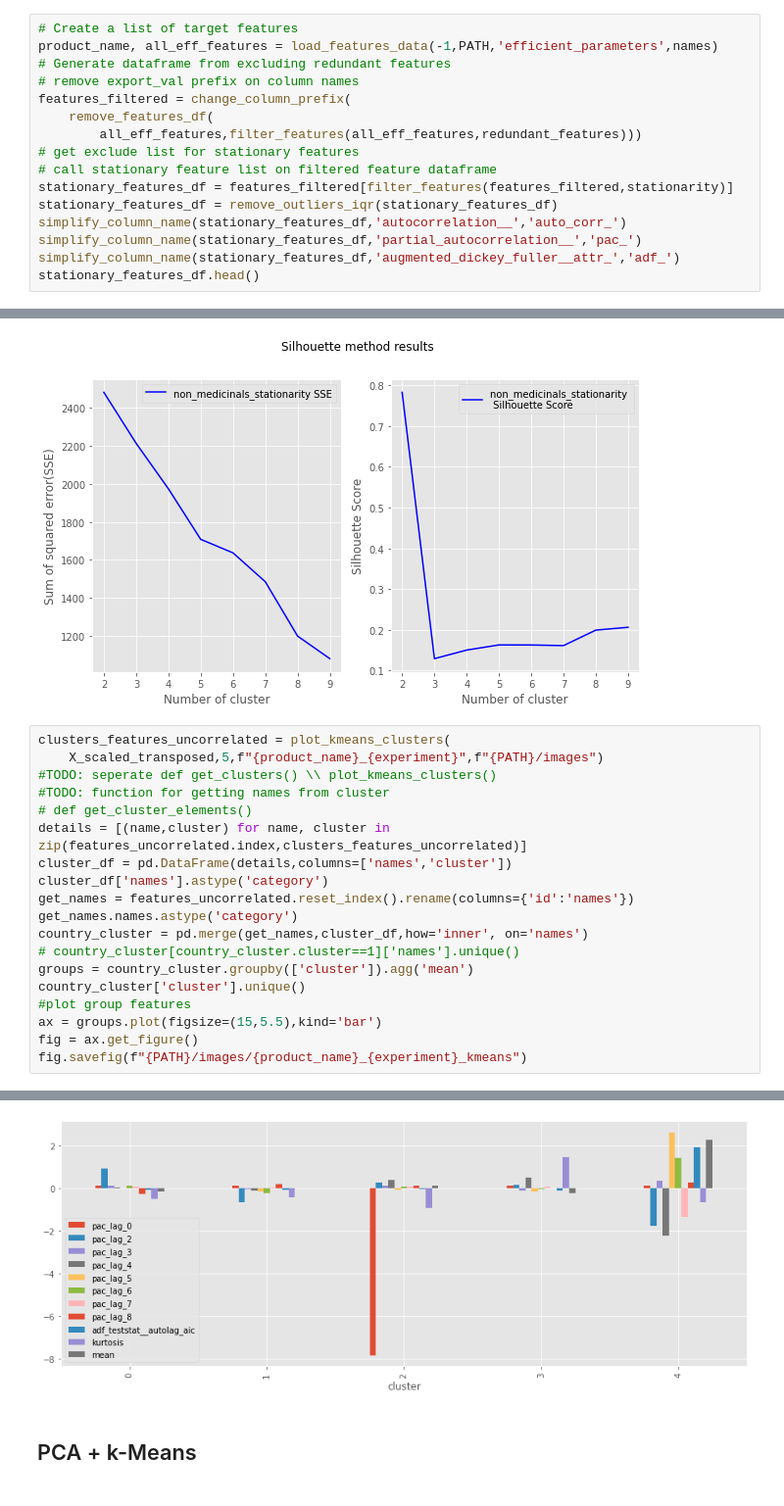
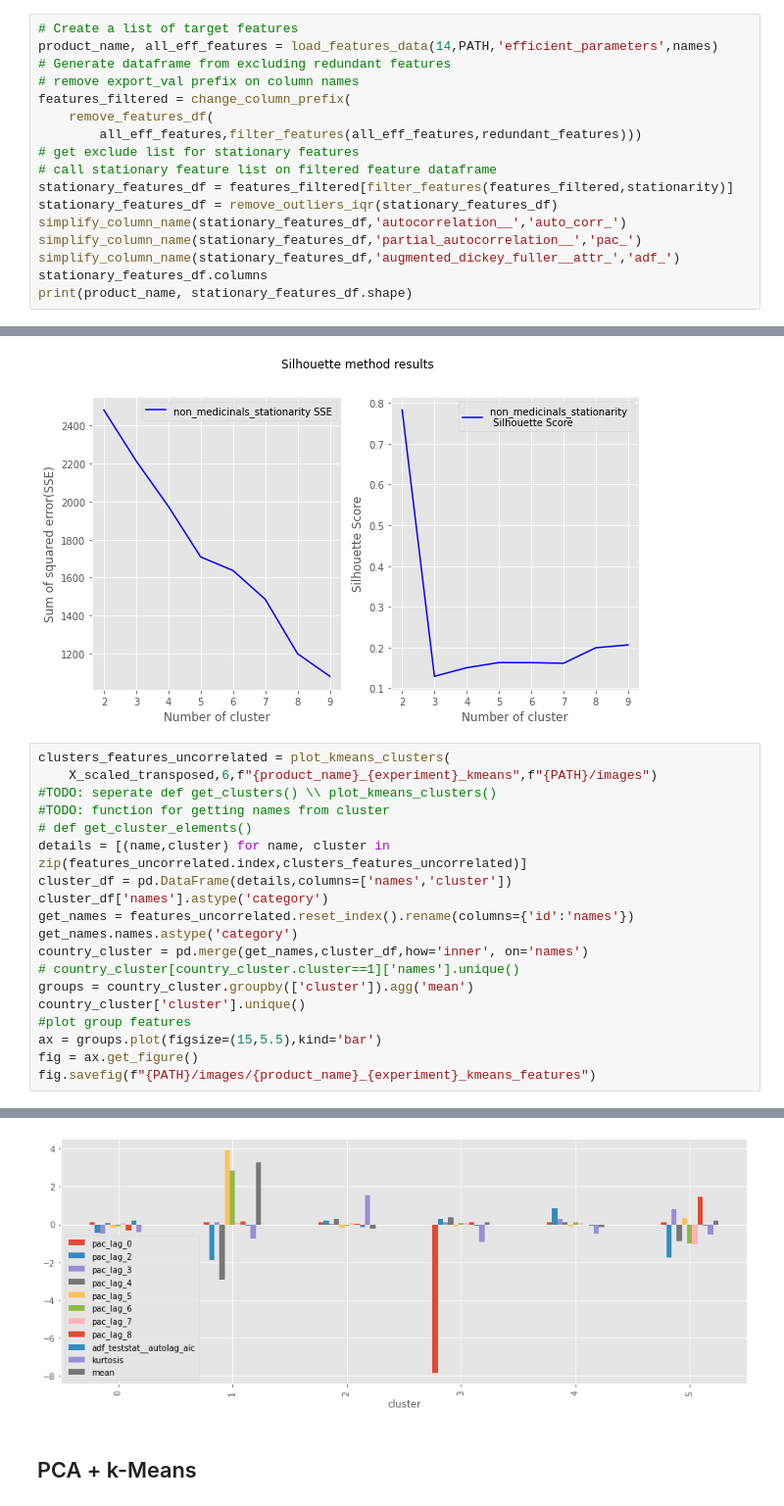
Before and after one commit to GarethWilhelm/TS-Feature-Clustering, a Jupyter notebook: notebooks/3. clustering_tsfresh_features.ipynb, the cells around one changed output, grey strips where cells are left out. Shown: that part at 98% size. Cells and saved outputs as stored; diff of their text form.

Commit message:
Completed k-means experiments and saved images of results

```diff
--- a/notebooks/3. clustering_tsfresh_features.ipynb
+++ b/notebooks/3. clustering_tsfresh_features.ipynb
@@ -99,6 +103,6 @@ def load_features_data(ref: range,root_path: str,target_features,list_of_product
 # %%
 # Create a list of target features
-product_name, all_eff_features = load_features_data(-1,PATH,'efficient_parameters',names)
+product_name, all_eff_features = load_features_data(14,PATH,'efficient_parameters',names)
 # Generate dataframe from excluding redundant features
 # remove export_val prefix on column names
 features_filtered = change_column_prefix(
@@ -111,5 +115,6 @@ stationary_features_df = remove_outliers_iqr(stationary_features_df)
 simplify_column_name(stationary_features_df,'autocorrelation__','auto_corr_')
 simplify_column_name(stationary_features_df,'partial_autocorrelation__','pac_')
 simplify_column_name(stationary_features_df,'augmented_dickey_fuller__attr_','adf_')
-stationary_features_df.head()
+stationary_features_df.columns
+print(product_name, stationary_features_df.shape)
 # %% [output]
@@ -195,7 +191,7 @@ plot_elbow_silhoutte_k_evaluation(f"{product_name}_{experiment}",features_uncorr
 [figure]
 # %%
 clusters_features_uncorrelated = plot_kmeans_clusters(
-    X_scaled_transposed,5,f"{product_name}_{experiment}",f"{PATH}/images")
+    X_scaled_transposed,6,f"{product_name}_{experiment}_kmeans",f"{PATH}/images")
 #TODO: seperate def get_clusters() \\ plot_kmeans_clusters()
 #TODO: function for getting names from cluster
 # def get_cluster_elements()
@@ -211,5 +207,5 @@ country_cluster['cluster'].unique()
 #plot group features
 ax = groups.plot(figsize=(15,5.5),kind='bar')
 fig = ax.get_figure()
-fig.savefig(f"{PATH}/images/{product_name}_{experiment}_kmeans")
+fig.savefig(f"{PATH}/images/{product_name}_{experiment}_kmeans_features")
 # %% [output]
@@ -217,3 +213,3 @@ fig.savefig(f"{PATH}/images/{product_name}_{experiment}_kmeans")
-[figure, old version]
+[figure, new version]
 # %% [markdown]
 ## PCA + k-Means
```
Also changed, not shown: parts of 11 cells of this notebook.
